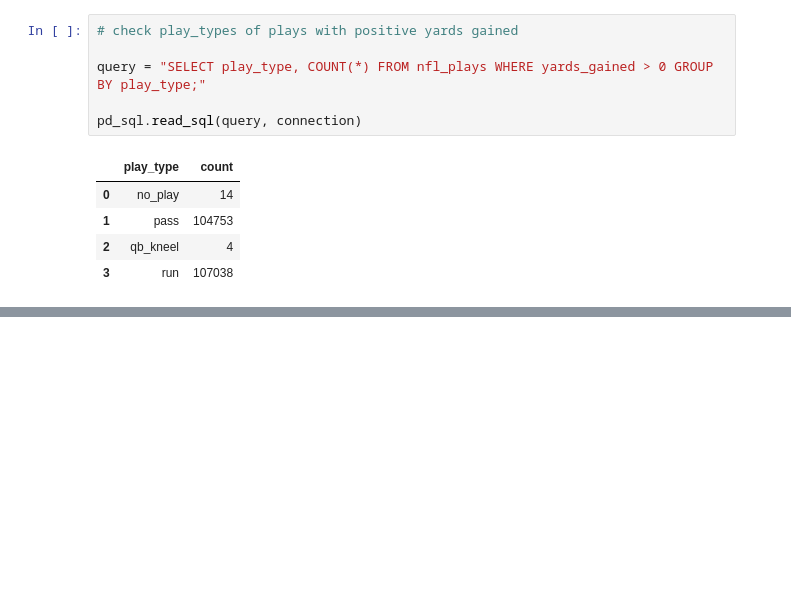
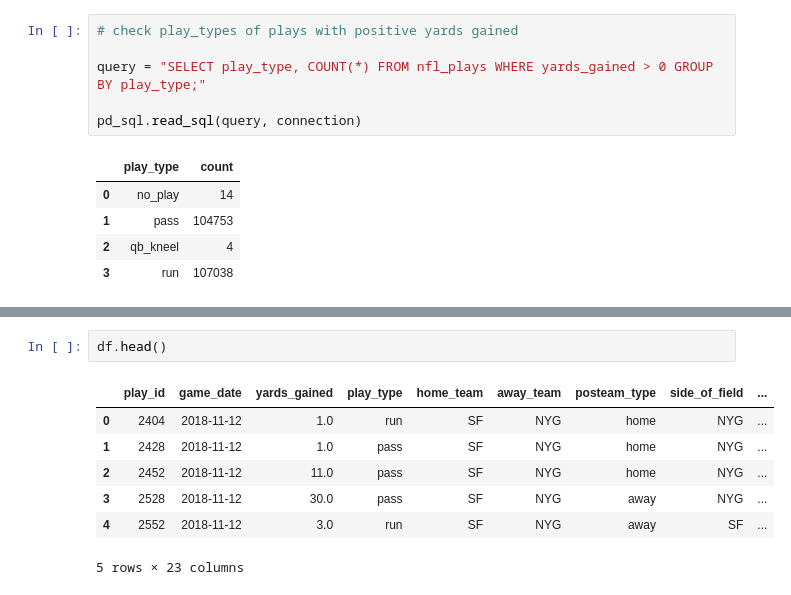
Before and after one commit to huangee/nfl_yards_gained, a Jupyter notebook: NFL_EDA.ipynb, the cells around one changed output, grey strips where cells are left out. Cells and saved outputs as stored; diff of their text form; blank space fills up the shorter version.

```diff
--- a/NFL_EDA.ipynb
+++ b/NFL_EDA.ipynb
@@ -124,0 +150,10 @@ pd_sql.read_sql(query, connection)
+# %%
+df.head()
+# %% [output]
+|  | play_id | game_date | yards_gained | play_type | home_team | away_team | posteam_type | side_of_field | ... |
+| 0 | 2404 | 2018-11-12 | 1.0 | run | SF | NYG | home | NYG | ... |
+| 1 | 2428 | 2018-11-12 | 1.0 | pass | SF | NYG | home | NYG | ... |
+| 2 | 2452 | 2018-11-12 | 11.0 | pass | SF | NYG | home | NYG | ... |
+| 3 | 2528 | 2018-11-12 | 30.0 | pass | SF | NYG | away | NYG | ... |
+| 4 | 2552 | 2018-11-12 | 3.0 | run | SF | NYG | away | SF | ... |
+5 rows × 23 columns
```
Also changed, not shown: parts of 10 cells of this notebook.
